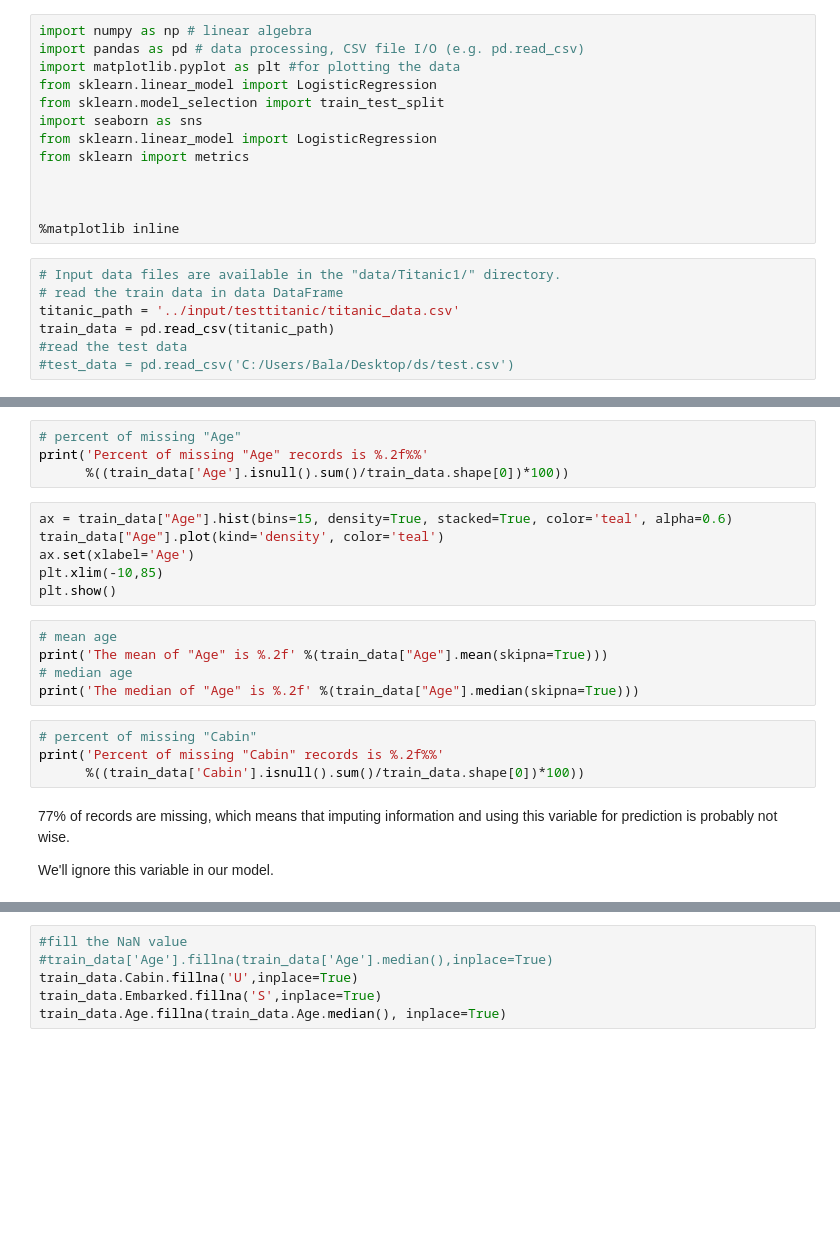
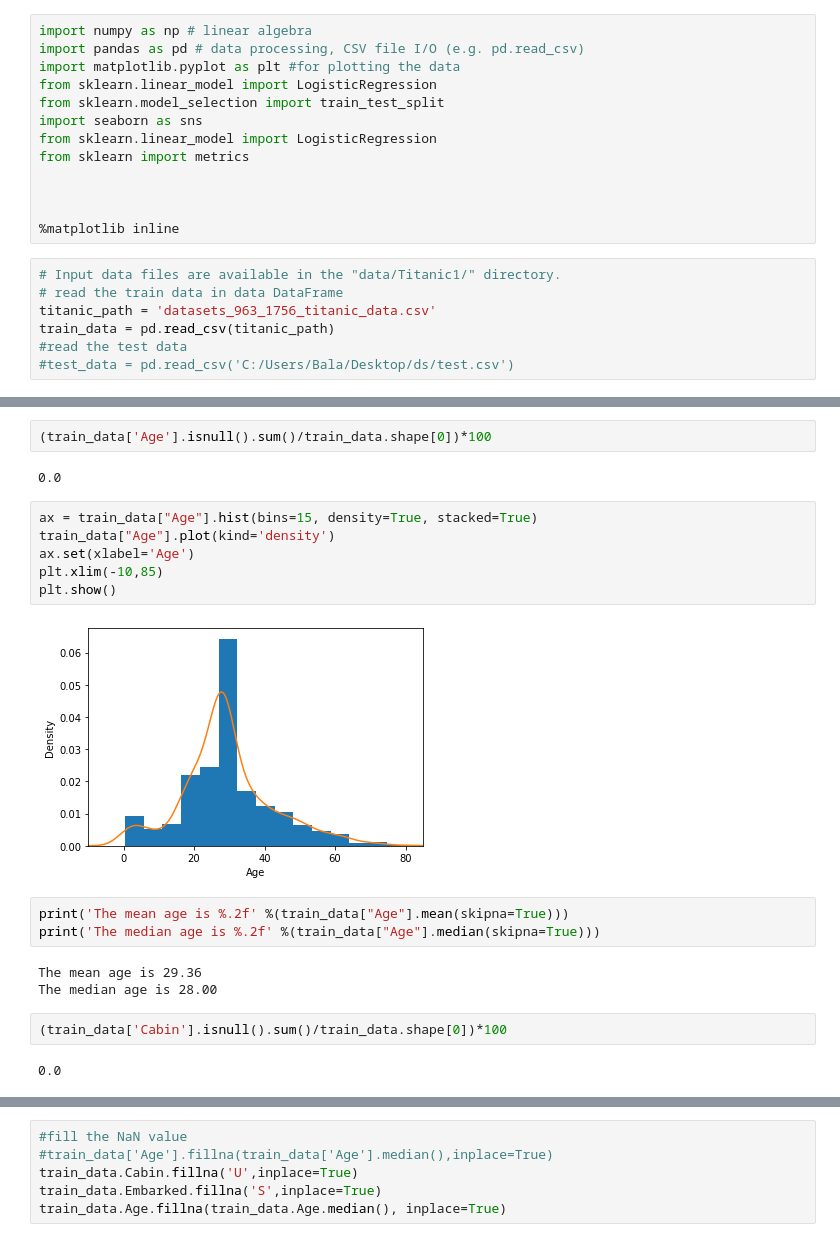
Before and after one commit to DMarrapu/Kagglenotebooks, a Jupyter notebook: Titanic Log Reg.ipynb, the cells around one changed output, grey strips where cells are left out. Saved outputs shown, nothing was run; the diff lists cells and outputs as text; blank space fills up the shorter version.

```diff
--- a/Titanic Log Reg.ipynb
+++ b/Titanic Log Reg.ipynb
@@ -16,7 +16,7 @@ from sklearn import metrics
 # %%
 # Input data files are available in the "data/Titanic1/" directory.
 # read the train data in data DataFrame
-titanic_path = '../input/testtitanic/titanic_data.csv'
+titanic_path = 'datasets_963_1756_titanic_data.csv'
 train_data = pd.read_csv(titanic_path)
 #read the test data
 #test_data = pd.read_csv('C:/Users/Bala/Desktop/ds/test.csv')
@@ -31,26 +64,25 @@ train_data.isnull().sum()
 # %%
-# percent of missing "Age"
-print('Percent of missing "Age" records is %.2f%%'
-      %((train_data['Age'].isnull().sum()/train_data.shape[0])*100))
+(train_data['Age'].isnull().sum()/train_data.shape[0])*100
+# %% [output]
+0.0
 # %%
-ax = train_data["Age"].hist(bins=15, density=True, stacked=True, color='teal', alpha=0.6)
-train_data["Age"].plot(kind='density', color='teal')
+ax = train_data["Age"].hist(bins=15, density=True, stacked=True)
+train_data["Age"].plot(kind='density')
 ax.set(xlabel='Age')
 plt.xlim(-10,85)
 plt.show()
+# %% [output]
+[figure, added]
 # %%
-# mean age
-print('The mean of "Age" is %.2f' %(train_data["Age"].mean(skipna=True)))
-# median age
-print('The median of "Age" is %.2f' %(train_data["Age"].median(skipna=True)))
+print('The mean age is %.2f' %(train_data["Age"].mean(skipna=True)))
+print('The median age is %.2f' %(train_data["Age"].median(skipna=True)))
+# %% [output]
+The mean age is 29.36
+The median age is 28.00
 # %%
-# percent of missing "Cabin"
-print('Percent of missing "Cabin" records is %.2f%%'
-      %((train_data['Cabin'].isnull().sum()/train_data.shape[0])*100))
+(train_data['Cabin'].isnull().sum()/train_data.shape[0])*100
+# %% [output]
+0.0
-# %% [markdown]
-77% of records are missing, which means that imputing information and using this variable for prediction is probably not wise.
-
-We'll ignore this variable in our model.
 # %%
 print('Boarded passengers grouped by port of embarkation (C = Cherbourg, Q = Queenstown,S = Southampton):')
 print(train_data['Embarked'].value_counts())
```
Also changed, not shown: parts of 14 cells of this notebook.
